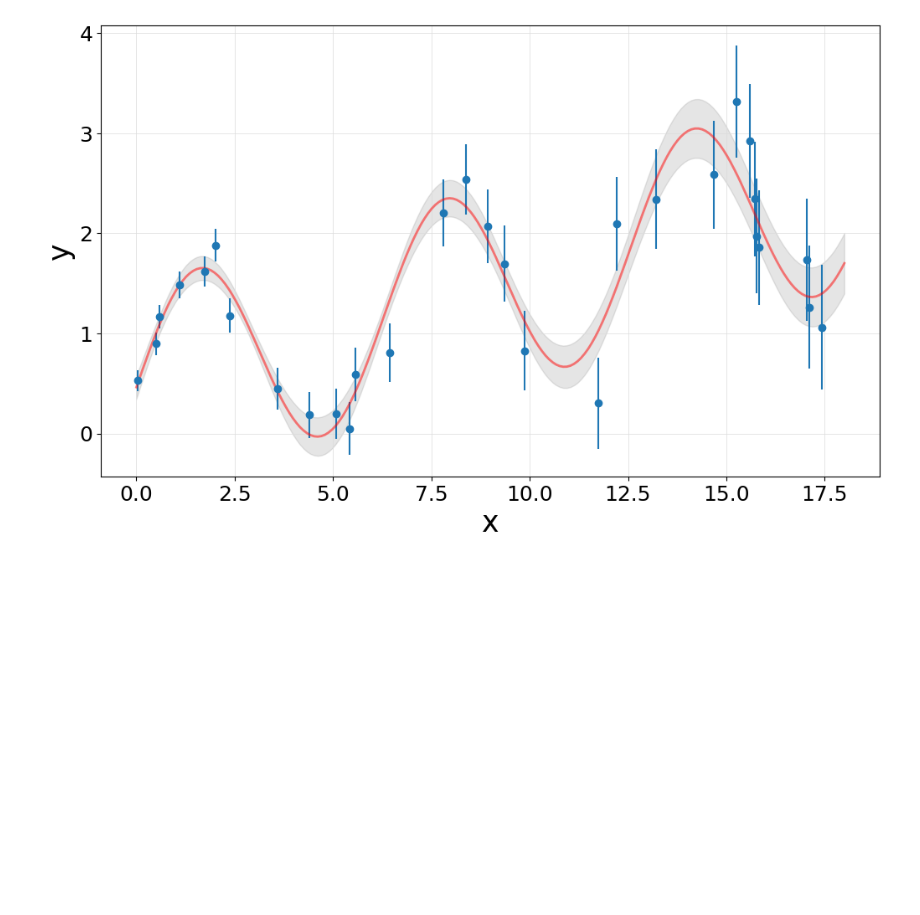
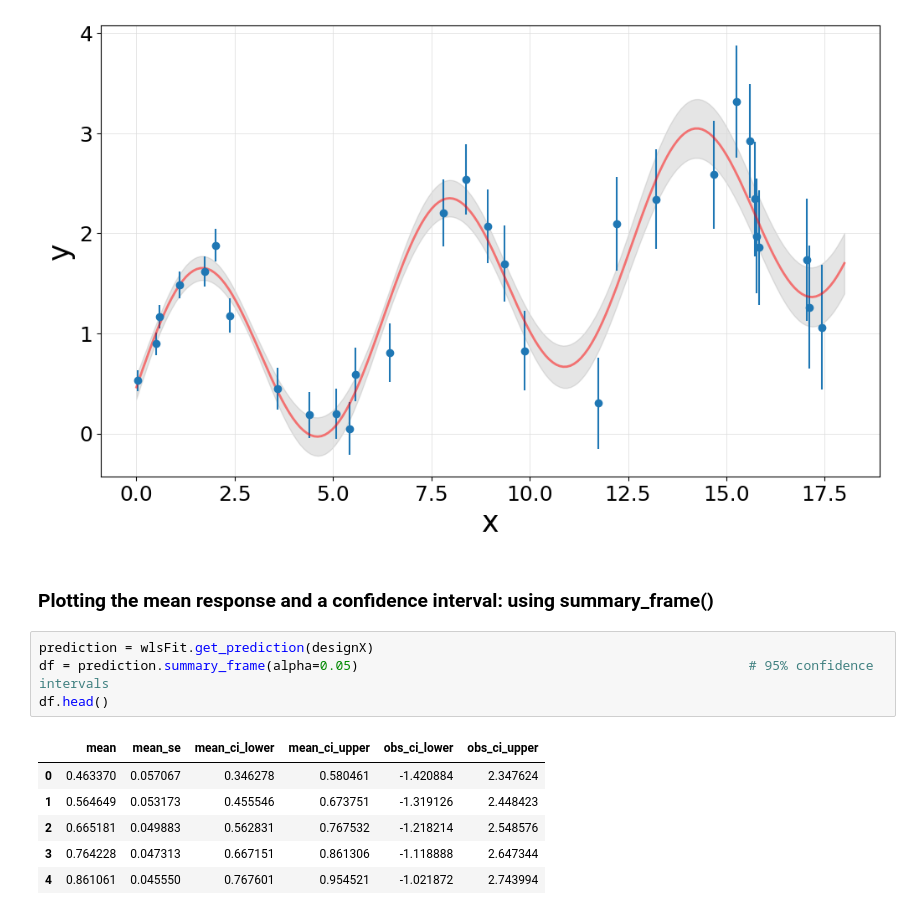
Before and after one commit to JorisDeRidder/DataAnalysisInPhysicsAndAstronomy, a Jupyter notebook: Notebooks/ExampleNotebook1_OLS_WLS_LinearModel.ipynb, the cells around one changed output. Cells and saved outputs as stored; diff of their text form; blank space fills up the shorter version.

```diff
--- a/Notebooks/ExampleNotebook1_OLS_WLS_LinearModel.ipynb
+++ b/Notebooks/ExampleNotebook1_OLS_WLS_LinearModel.ipynb
@@ -480,3 +480,16 @@ ax.grid(True, color='gainsboro', linestyle='-', linewidth=0.5)
 plt.show()
 # %% [output]
 [figure]
+# %% [markdown]
+### Plotting the mean response and a confidence interval: using summary_frame()
+# %%
+prediction = wlsFit.get_prediction(designX)
+df = prediction.summary_frame(alpha=0.05)                                                  # 95% confidence intervals
+df.head()
+# %% [output]
+|  | mean | mean_se | mean_ci_lower | mean_ci_upper | obs_ci_lower | obs_ci_upper |
+| 0 | 0.463370 | 0.057067 | 0.346278 | 0.580461 | -1.420884 | 2.347624 |
+| 1 | 0.564649 | 0.053173 | 0.455546 | 0.673751 | -1.319126 | 2.448423 |
+| 2 | 0.665181 | 0.049883 | 0.562831 | 0.767532 | -1.218214 | 2.548576 |
+| 3 | 0.764228 | 0.047313 | 0.667151 | 0.861306 | -1.118888 | 2.647344 |
+| 4 | 0.861061 | 0.045550 | 0.767601 | 0.954521 | -1.021872 | 2.743994 |
```
Also changed, not shown: parts of 10 cells of this notebook, 7 other files.
